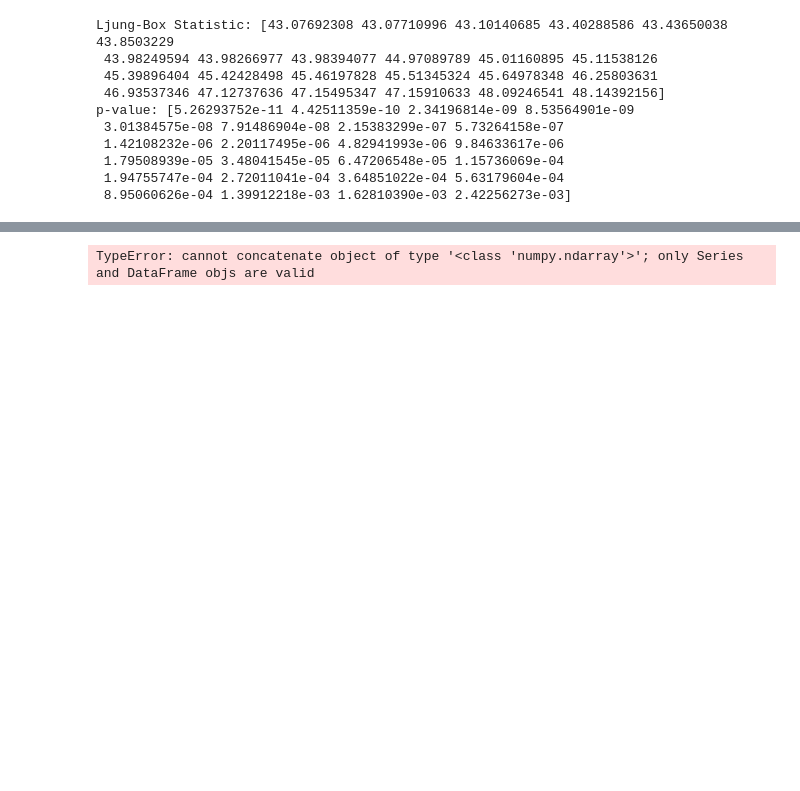
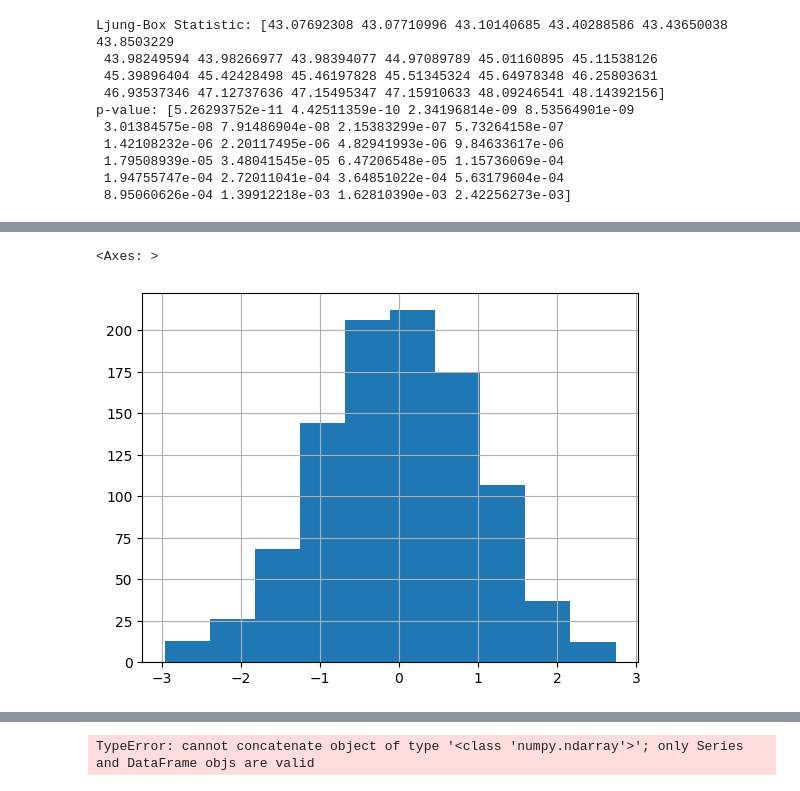
Before and after one commit to khyeee/MyCodingJourney, a Jupyter notebook: TimeSeriesAnalysis_Playground.ipynb, the cells around one changed output, grey strips where cells are left out. Drawn from its saved outputs; the diff is of its cells as text; code cells hidden in the pictures; blank space fills up the shorter version.

```diff
--- a/TimeSeriesAnalysis_Playground.ipynb
+++ b/TimeSeriesAnalysis_Playground.ipynb
@@ -114,0 +148,5 @@ p-value: [5.26293752e-11 4.42511359e-10 2.34196814e-09 8.53564901e-09
+# %%
+rndSeries.hist()
+# %% [output]
+<Axes: >
+[figure, added]
```
Also changed, not shown: parts of 6 cells of this notebook.
